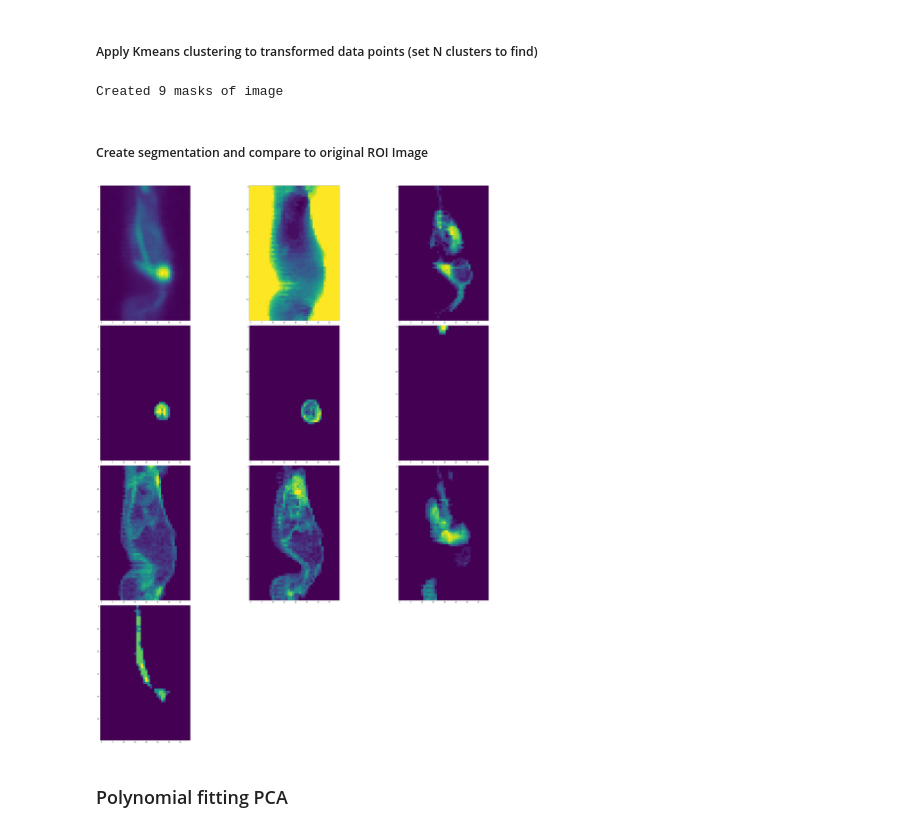
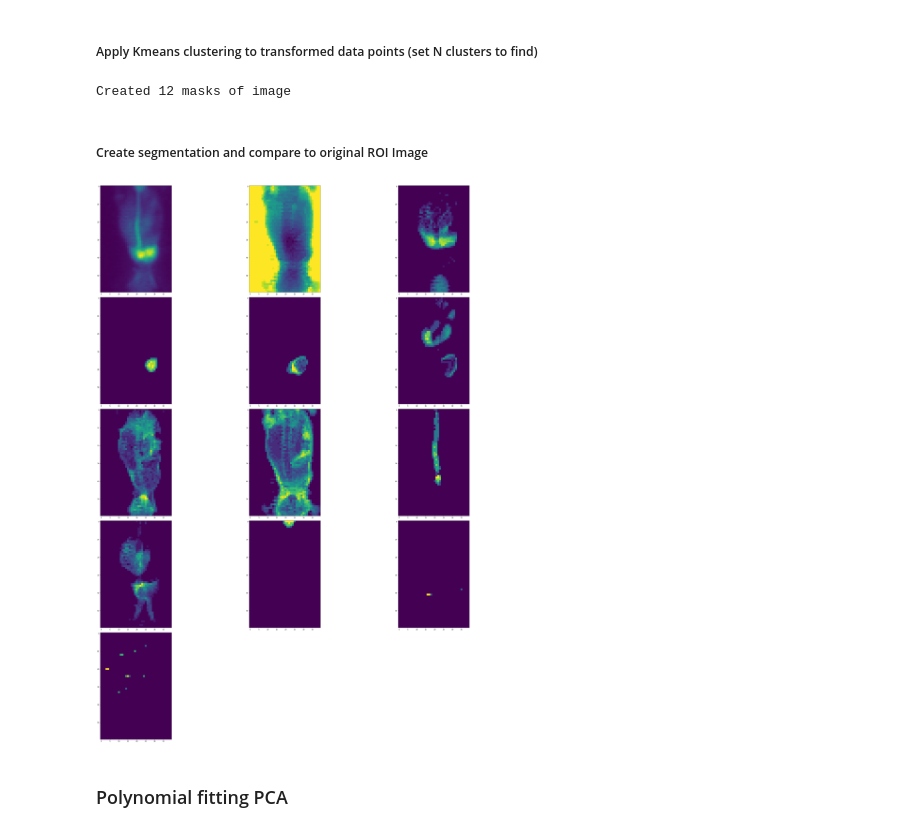
Before and after one commit to johnhainline/sparsedynamics, a Jupyter notebook: pet_experiments/pet_pca.ipynb, the cells around one changed output. Cells and saved outputs as stored; diff of their text form; code cells hidden in the pictures.

```diff
--- a/pet_experiments/pet_pca.ipynb
+++ b/pet_experiments/pet_pca.ipynb
@@ -133,13 +132,13 @@ axes[2].imshow(second_quadr_mask)
 ##### Set N features and project into transformed space
 # %%
 # transform into eigenbasis
-n_features = 40
+n_features = 8
 X_h = U[:,:n_features].T.dot(X.T)
 # %% [markdown]
 ##### Apply Kmeans clustering to transformed data points (set N clusters to find)
 # %%
 N=60*40*40
-nclusters = 9
+nclusters = 12
 roi_frame = ROI.max(axis=t_ax)
 
 # indicate whether to use roi vals in mask; False => mask is 3D 0 or 1 boolean
@@ -164,43 +163,43 @@ for c in set(Z):
 
 print('Created {} masks of image'.format(len(masks)))
 # %% [output]
-Created 9 masks of image
+Created 12 masks of image
 # %% [markdown]
 ##### Create segmentation and compare to original ROI Image
 # %%
 # axis to view segmentations
-view_ax = 'x'
+view_ax = 'y'
 
 # how to collapse the mask into 2D; usually use {any, or np.sum}
 mask_collapse = np.sum
 
 view_ax = img.get_axis(view_ax)
 t_ax = img.get_axis('t')
 
 
 
 fig = plt.figure()
 axes = []
 nplots = len(masks)+1
 for k in range(nplots):
     ax = fig.add_subplot(1+nplots//3,3,k+1)
     axes.append(ax)
 
 plt.rcParams["figure.figsize"] = (40,50)
 roi_mat = roi_frame.sum(axis=view_ax)
 roivs = (roi_mat.flatten().min(), roi_mat.flatten().max())
 # plot original image
 roi_image = roi_mat
 axes[0].imshow(roi_image,clim=roivs)
 
 roivs = roivs if use_roi_vals else ()
 for ax,premask in zip(axes[1:],masks):
     fmask = np.apply_along_axis(mask_collapse,view_ax,premask)
     kwargs = {'clim':roivs} if use_roi_vals else {}
     ax.imshow(fmask,**kwargs)
 plt.tight_layout()
 # %% [output]
-[figure, old version]
+[figure, new version]
 # %% [markdown]
 ### Polynomial fitting PCA
 # %%
```
Also changed, not shown: parts of 2 cells of this notebook, 7 other files.
